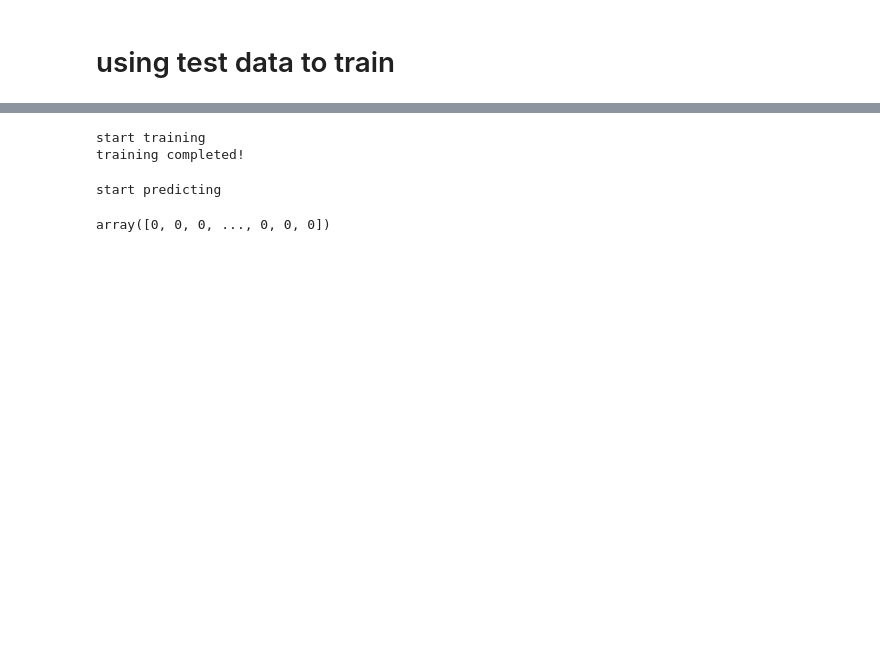
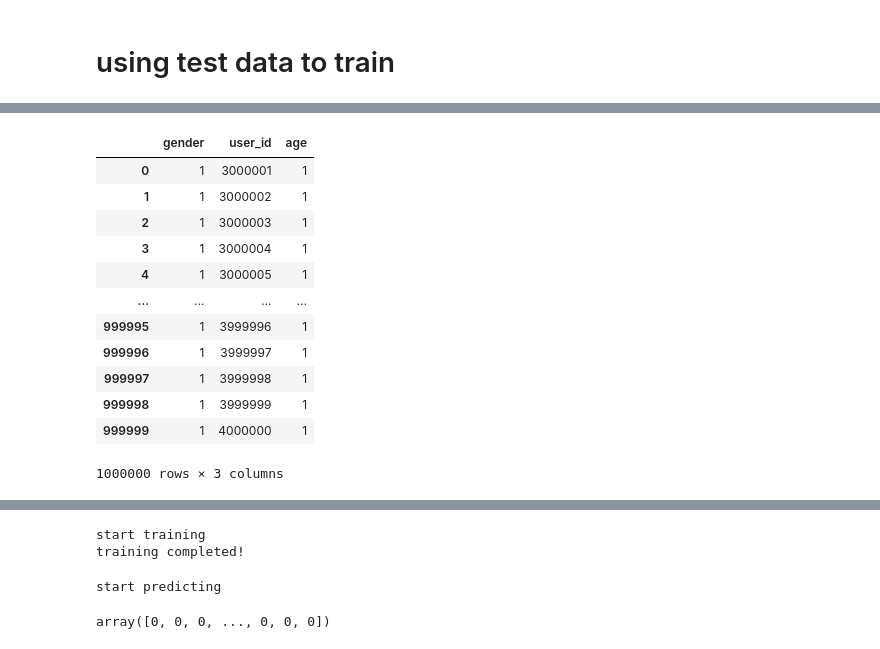
Before and after one commit to doutv/TXAdvertisementCompetition, a Jupyter notebook: version/lgb.ipynb, the cells around one changed output, grey strips where cells are left out. Cells and saved outputs as stored; diff of their text form; code cells hidden in the pictures; blank space fills up the shorter version.

Commit message:
5-fold lgb gender offline:0.96 online:0.66

```diff
--- a/version/lgb.ipynb
+++ b/version/lgb.ipynb
@@ -58,7 +61,7 @@ import lightgbm as lgb
 import pandas as pd
 
 train_data = lgb.Dataset('gender.bin')
-lgb_params = {'num_leaves': 2**6-1,
+lgb_params = {'num_leaves': 2**5-1,
               'min_data_in_leaf': 25,
               'objective':'binary',
               'max_depth': -1,
@@ -104,25 +127,51 @@ import lightgbm as lgb
 import pandas as pd
 from scipy import sparse
 from sklearn.model_selection import KFold
+import numpy as np
 
+user_info=pd.read_csv("user_info.csv")
 X_train=sparse.load_npz('cr_ad.npz')
 y_train=user_info["gender"]
 X_test=sparse.load_npz('pred_cr_ad.npz')
+display(X_train.shape,X_test.shape)
+diff=X_test.shape[1]-X_train.shape[1]
+zero_matrix=sparse.csr_matrix((X_train.shape[0],diff))
+X_train=sparse.hstack((X_train,zero_matrix)).tocsr()
+display(X_train,X_test)
+predictions = np.zeros(X_test.shape[0])
 
 folds = KFold(n_splits=5, shuffle=False)
 
 for fold_, (trn_idx, val_idx) in enumerate(folds.split(X_train, y_train)):
     print("fold n°{}".format(fold_+1))
-    trn_data = lgb.Dataset(X_train[trn_idx], y_train[trn_idx])
-    val_data = lgb.Dataset(X_train[val_idx], y_train[val_idx])
+    display(trn_idx,val_idx)
+    trn_data_X_train=X_train.tocsr()[trn_idx,:]
+    val_data_X_train=X_train.tocsr()[val_idx,:]
+    display(trn_data_X_train,val_data_X_train)
+    trn_data = lgb.Dataset(trn_data_X_train, y_train.iloc[trn_idx])
+    val_data = lgb.Dataset(val_data_X_train, y_train.iloc[val_idx])
 
-    model = lgb.train(param,
+    lgb_params = {'num_leaves': 2**6-1,
+              'min_data_in_leaf': 25,
+              'objective':'binary',
+              'max_depth': -1,
+              'learning_rate': 0.1,
+              'boosting': 'gbdt',
+              'feature_fraction': 0.6,
+              'bagging_fraction': 0.9,
+              'bagging_seed': 11,
+              'metric': 'auc',
+              'seed':1024,
+              'nthread':12,
+             }
+    model = lgb.train(lgb_params,
                     trn_data,
-                    num_round=200,
+                    num_boost_round=200,
                     valid_sets = [trn_data, val_data],
                     verbose_eval = 10,
                     early_stopping_rounds = 100)
-    predictions += clf.predict(X_test, num_iteration=model.best_iteration) / folds.n_splits
+#     display(model.predict(X_test, num_iteration=model.best_iteration) / folds.n_splits)
+    predictions += model.predict(X_test, num_iteration=model.best_iteration) / folds.n_splits
     display(predictions)
 
 display(predictions)
@@ -128,0 +213,2 @@ display(predictions)
+# %%
+df=pd.DataFrame(predictions,columns=["gender"])
@@ -128,0 +231,18 @@ display(predictions)
+# %%
+submission=(df>0.5)*1
+# %%
+submission
+# %% [output]
+|  | gender | user_id | age |
+| 0 | 1 | 3000001 | 1 |
+| 1 | 1 | 3000002 | 1 |
+| 2 | 1 | 3000003 | 1 |
+| 3 | 1 | 3000004 | 1 |
+| 4 | 1 | 3000005 | 1 |
+| ... | ... | ... | ... |
+| 999995 | 1 | 3999996 | 1 |
+| 999996 | 1 | 3999997 | 1 |
+| 999997 | 1 | 3999998 | 1 |
+| 999998 | 1 | 3999999 | 1 |
+| 999999 | 1 | 4000000 | 1 |
+1000000 rows × 3 columns
```
Also changed, not shown: parts of 9 cells of this notebook, 2 other files.
